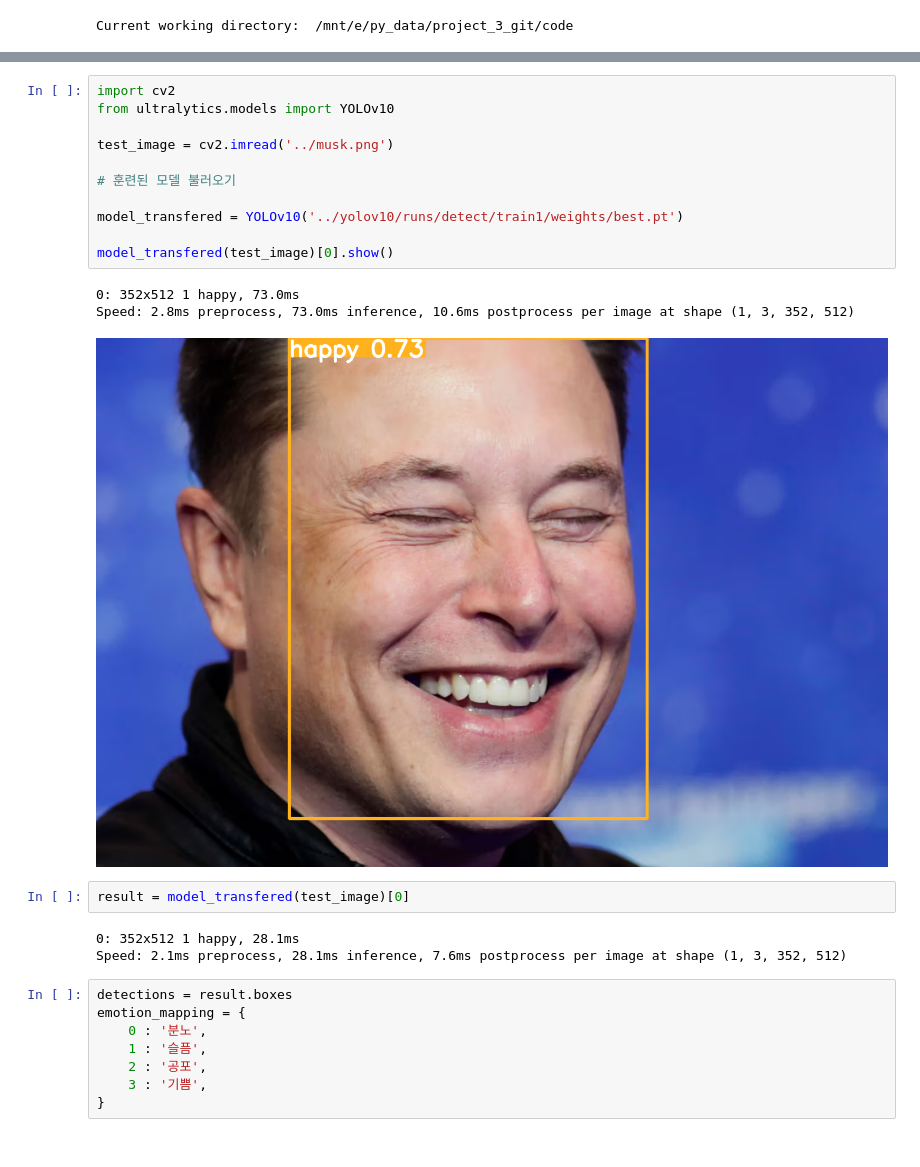
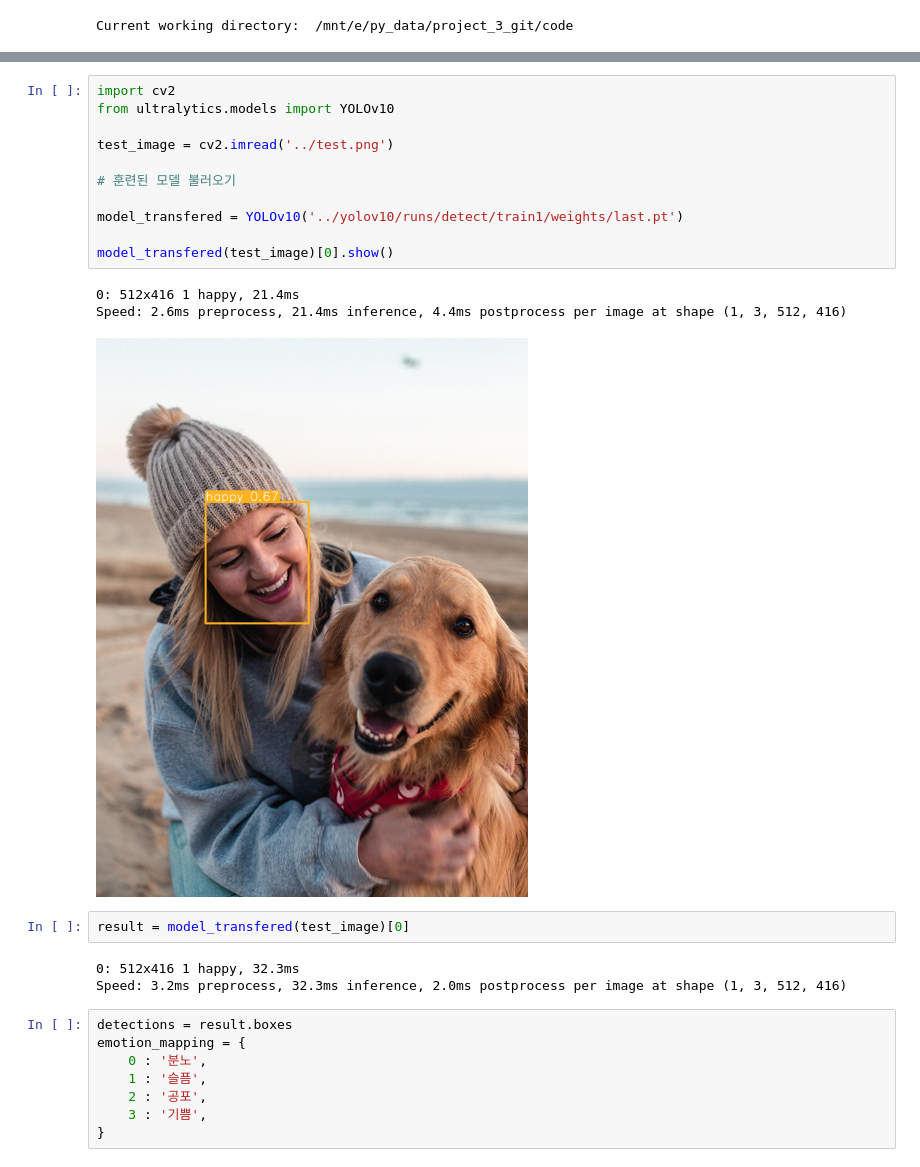
Before and after one commit to crazy2894/project_3_git, a Jupyter notebook: code/4_pipe_line.ipynb, the cells around one changed output, grey strips where cells are left out. Cells and saved outputs as stored; diff of their text form.

```diff
--- a/code/4_pipe_line.ipynb
+++ b/code/4_pipe_line.ipynb
@@ -12,23 +27,23 @@ Current working directory:  /mnt/e/py_data/project_3_git/code
 # %%
 import cv2
 from ultralytics.models import YOLOv10
 
-test_image = cv2.imread('../musk.png')
+test_image = cv2.imread('../test.png')
 
 # 훈련된 모델 불러오기
 
-model_transfered = YOLOv10('../yolov10/runs/detect/train1/weights/best.pt')
+model_transfered = YOLOv10('../yolov10/runs/detect/train1/weights/last.pt')
 
 model_transfered(test_image)[0].show()
 # %% [output]
-0: 352x512 1 happy, 73.0ms
-Speed: 2.8ms preprocess, 73.0ms inference, 10.6ms postprocess per image at shape (1, 3, 352, 512)
+0: 512x416 1 happy, 21.4ms
+Speed: 2.6ms preprocess, 21.4ms inference, 4.4ms postprocess per image at shape (1, 3, 512, 416)
-[figure, old version]
+[figure, new version]
 # %%
 result = model_transfered(test_image)[0]
 # %% [output]
-0: 352x512 1 happy, 28.1ms
-Speed: 2.1ms preprocess, 28.1ms inference, 7.6ms postprocess per image at shape (1, 3, 352, 512)
+0: 512x416 1 happy, 32.3ms
+Speed: 3.2ms preprocess, 32.3ms inference, 2.0ms postprocess per image at shape (1, 3, 512, 416)
 # %%
 detections = result.boxes
 emotion_mapping = {
```
Also changed, not shown: parts of 1 cell of this notebook, 5 other files.
